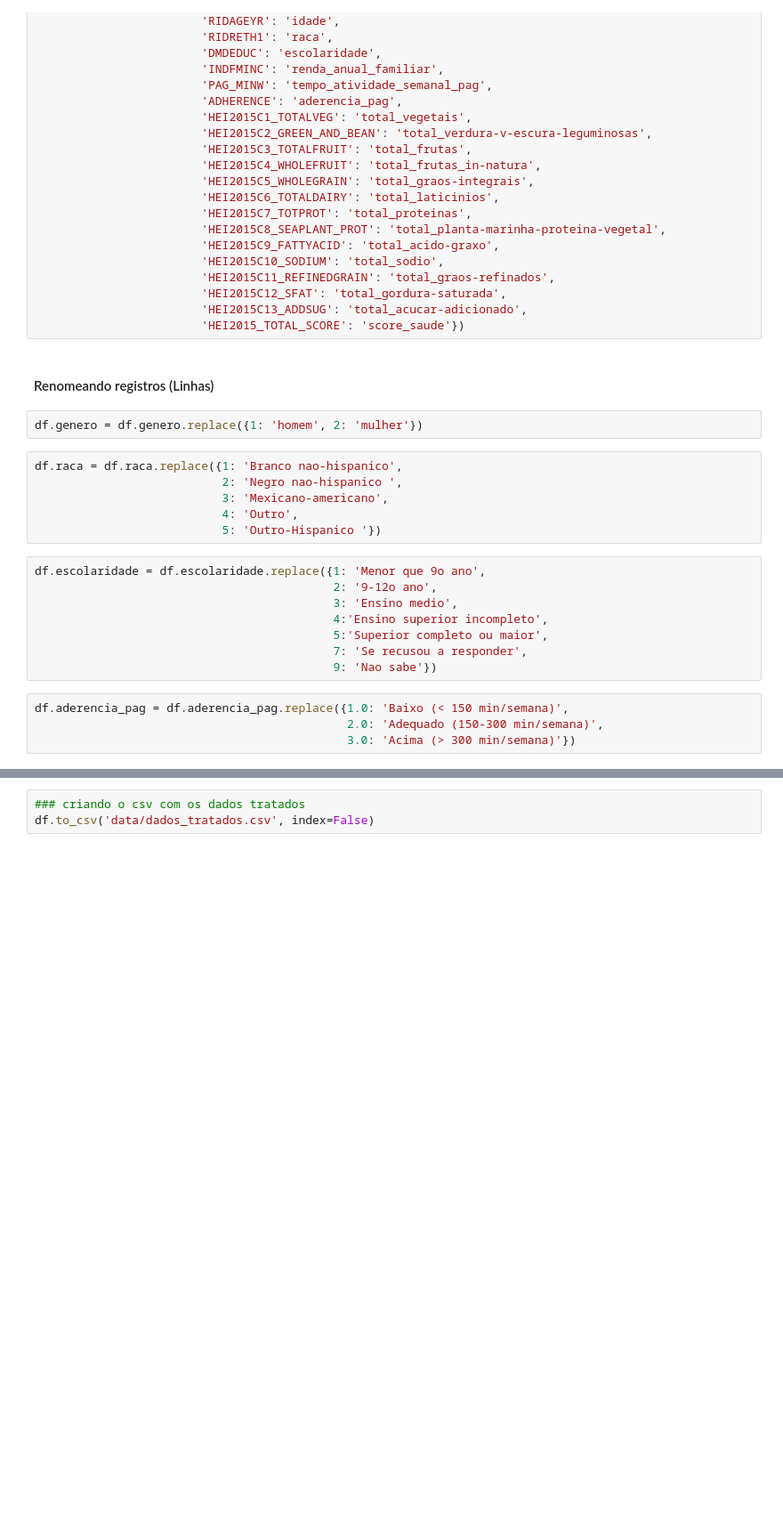
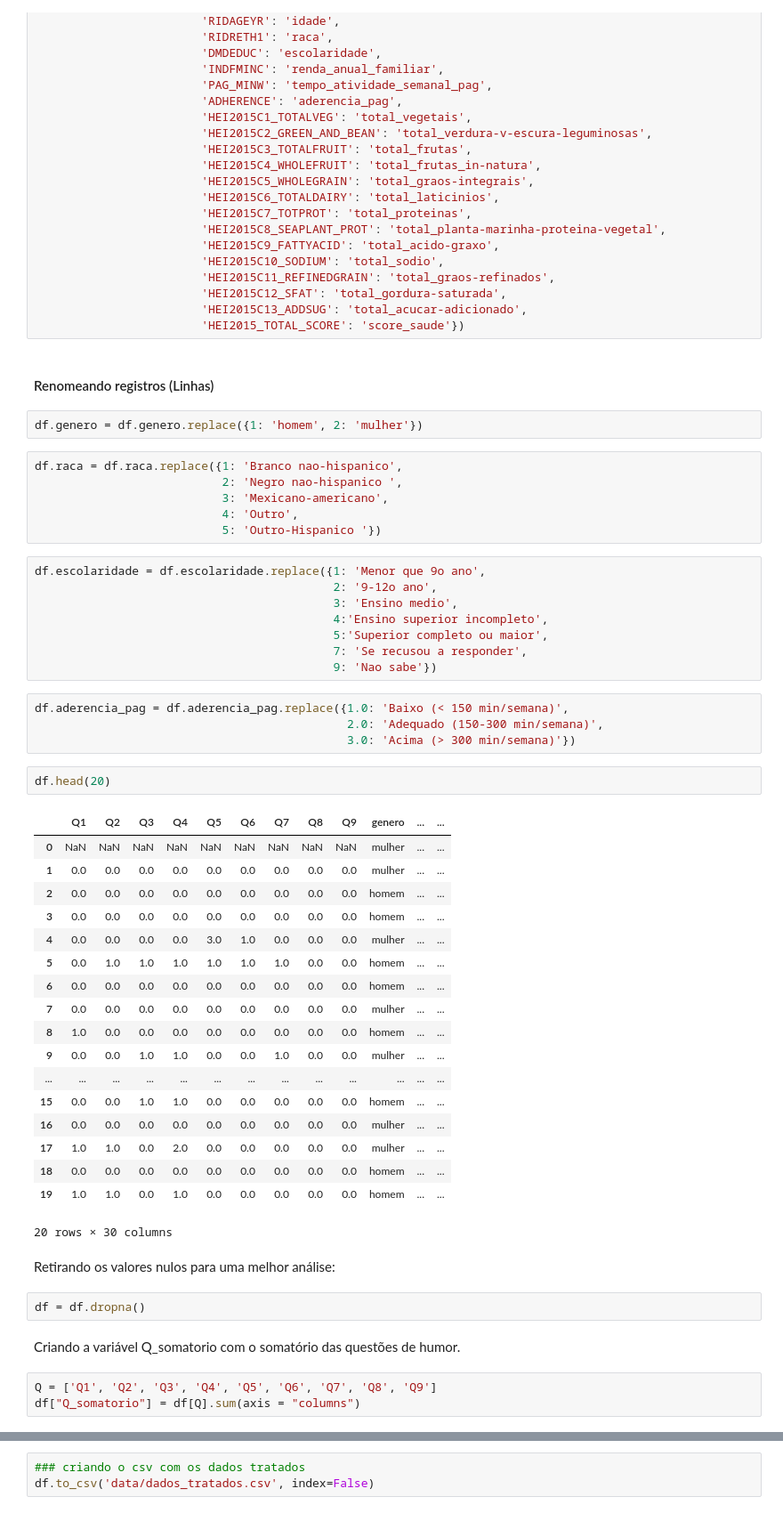
Before and after one commit to bernaRocha/ultima-School_portfolio, a Jupyter notebook: 02_transtorno-depressivo/01_tratando-dados.ipynb, the cells around one changed output, grey strips where cells are left out. Shown: that part at 89% size. Cells and saved outputs as stored; diff of their text form; blank space fills up the shorter version.

Commit message:
Criação de coluna com o somatŕio das questões, classificação de acordo com a pontuação total das questões

```diff
--- a/02_transtorno-depressivo/01_tratando-dados.ipynb
+++ b/02_transtorno-depressivo/01_tratando-dados.ipynb
@@ -347,3 +411,33 @@ df.escolaridade = df.escolaridade.replace({1: 'Menor que 9o ano',
 df.aderencia_pag = df.aderencia_pag.replace({1.0: 'Baixo (< 150 min/semana)',
                                              2.0: 'Adequado (150-300 min/semana)',
                                              3.0: 'Acima (> 300 min/semana)'})
+# %%
+df.head(20)
+# %% [output]
+|  | Q1 | Q2 | Q3 | Q4 | Q5 | Q6 | Q7 | Q8 | Q9 | genero | ... | ... |
+| 0 | NaN | NaN | NaN | NaN | NaN | NaN | NaN | NaN | NaN | mulher | ... | ... |
+| 1 | 0.0 | 0.0 | 0.0 | 0.0 | 0.0 | 0.0 | 0.0 | 0.0 | 0.0 | mulher | ... | ... |
+| 2 | 0.0 | 0.0 | 0.0 | 0.0 | 0.0 | 0.0 | 0.0 | 0.0 | 0.0 | homem | ... | ... |
+| 3 | 0.0 | 0.0 | 0.0 | 0.0 | 0.0 | 0.0 | 0.0 | 0.0 | 0.0 | homem | ... | ... |
+| 4 | 0.0 | 0.0 | 0.0 | 0.0 | 3.0 | 1.0 | 0.0 | 0.0 | 0.0 | mulher | ... | ... |
+| 5 | 0.0 | 1.0 | 1.0 | 1.0 | 1.0 | 1.0 | 1.0 | 0.0 | 0.0 | homem | ... | ... |
+| 6 | 0.0 | 0.0 | 0.0 | 0.0 | 0.0 | 0.0 | 0.0 | 0.0 | 0.0 | homem | ... | ... |
+| 7 | 0.0 | 0.0 | 0.0 | 0.0 | 0.0 | 0.0 | 0.0 | 0.0 | 0.0 | mulher | ... | ... |
+| 8 | 1.0 | 0.0 | 0.0 | 0.0 | 0.0 | 0.0 | 0.0 | 0.0 | 0.0 | homem | ... | ... |
+| 9 | 0.0 | 0.0 | 1.0 | 1.0 | 0.0 | 0.0 | 1.0 | 0.0 | 0.0 | mulher | ... | ... |
+| ... | ... | ... | ... | ... | ... | ... | ... | ... | ... | ... | ... | ... |
+| 15 | 0.0 | 0.0 | 1.0 | 1.0 | 0.0 | 0.0 | 0.0 | 0.0 | 0.0 | homem | ... | ... |
+| 16 | 0.0 | 0.0 | 0.0 | 0.0 | 0.0 | 0.0 | 0.0 | 0.0 | 0.0 | mulher | ... | ... |
+| 17 | 1.0 | 1.0 | 0.0 | 2.0 | 0.0 | 0.0 | 0.0 | 0.0 | 0.0 | mulher | ... | ... |
+| 18 | 0.0 | 0.0 | 0.0 | 0.0 | 0.0 | 0.0 | 0.0 | 0.0 | 0.0 | homem | ... | ... |
+| 19 | 1.0 | 1.0 | 0.0 | 1.0 | 0.0 | 0.0 | 0.0 | 0.0 | 0.0 | homem | ... | ... |
+20 rows × 30 columns
+# %% [markdown]
+Retirando os valores nulos para uma melhor análise:
+# %%
+df = df.dropna()
+# %% [markdown]
+Criando a variável Q_somatorio com o somatório das questões de humor.
+# %%
+Q = ['Q1', 'Q2', 'Q3', 'Q4', 'Q5', 'Q6', 'Q7', 'Q8', 'Q9']
+df["Q_somatorio"] = df[Q].sum(axis = "columns")
```
Also changed, not shown: parts of 10 cells of this notebook.
